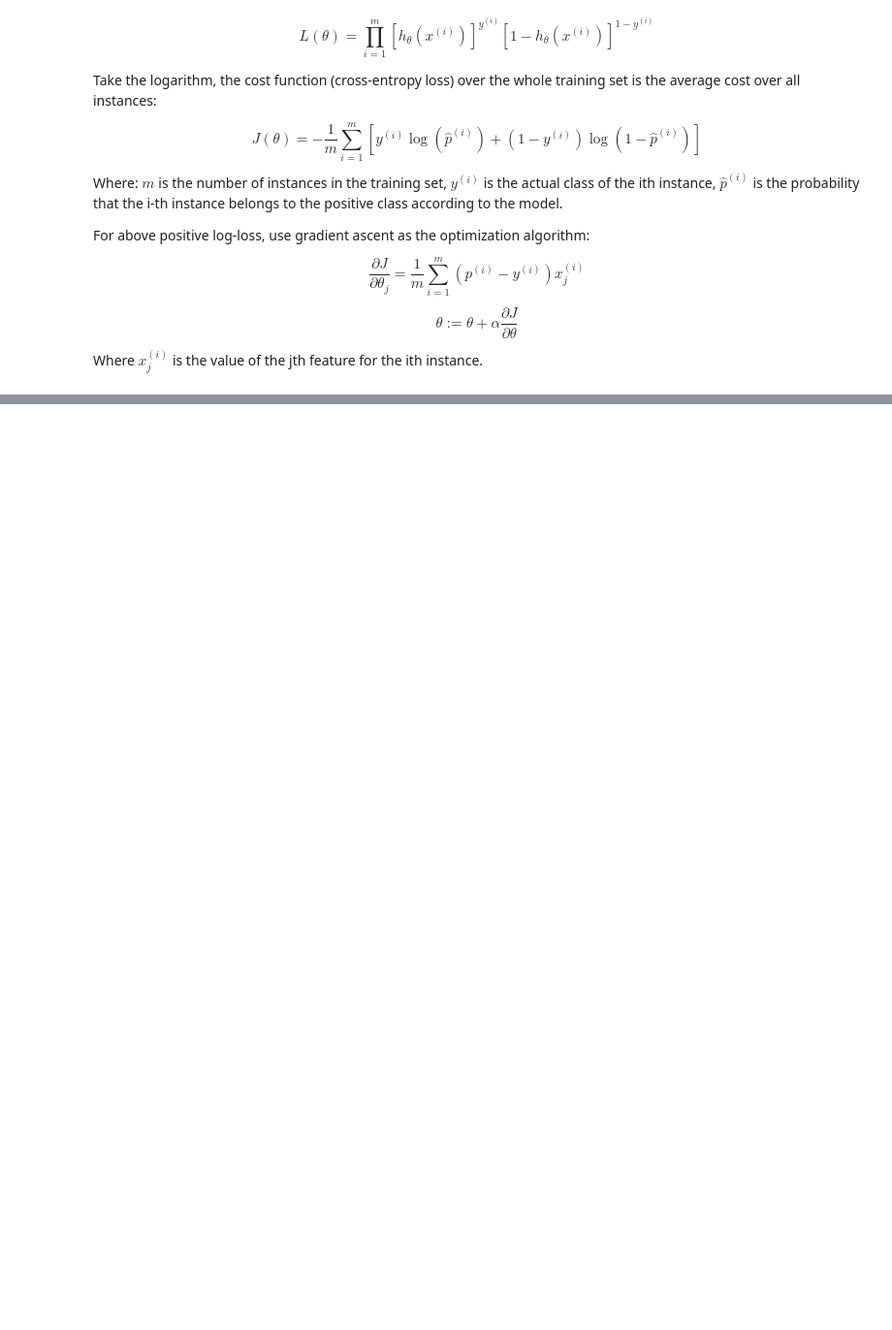
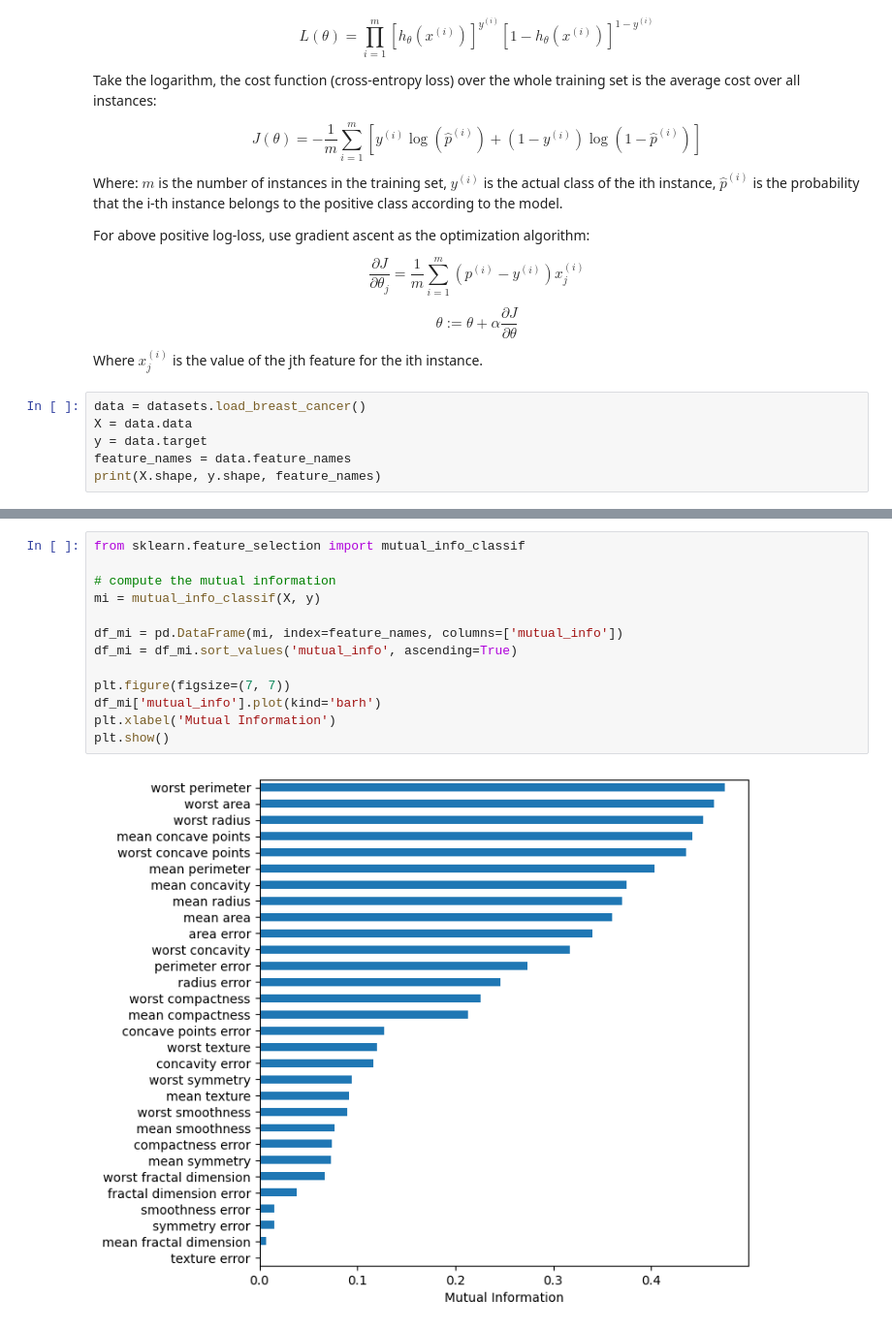
Before and after one commit to hc-sun/python-data-science, a Jupyter notebook: machine_learning.ipynb, the cells around one changed output, grey strips where cells are left out. Shown at 97% size. Drawn from its saved outputs; the diff is of its cells as text; blank space fills up the shorter version.

Commit message:
added classification feature selection

```diff
--- a/machine_learning.ipynb
+++ b/machine_learning.ipynb
@@ -221,3 +221,9 @@ $$\frac{\partial J}{\partial \theta_j} = \frac{1}{m} \sum_{i=1}^{m} (p^{(i)} - y
 $$\theta := \theta + \alpha \frac{\partial J}{\partial \theta}$$
 
 Where $x_j^{(i)}$ is the value of the jth feature for the ith instance.
+# %%
+data = datasets.load_breast_cancer()
+X = data.data
+y = data.target
+feature_names = data.feature_names
+print(X.shape, y.shape, feature_names)
@@ -223,0 +240,15 @@ Where $x_j^{(i)}$ is the value of the jth feature for the ith instance.
+# %%
+from sklearn.feature_selection import mutual_info_classif
+
+# compute the mutual information
+mi = mutual_info_classif(X, y)
+
+df_mi = pd.DataFrame(mi, index=feature_names, columns=['mutual_info'])
+df_mi = df_mi.sort_values('mutual_info', ascending=True)
+
+plt.figure(figsize=(7, 7))
+df_mi['mutual_info'].plot(kind='barh')
+plt.xlabel('Mutual Information')
+plt.show()
+# %% [output]
+[figure, added]
```
Also changed, not shown: parts of 3 cells of this notebook.
